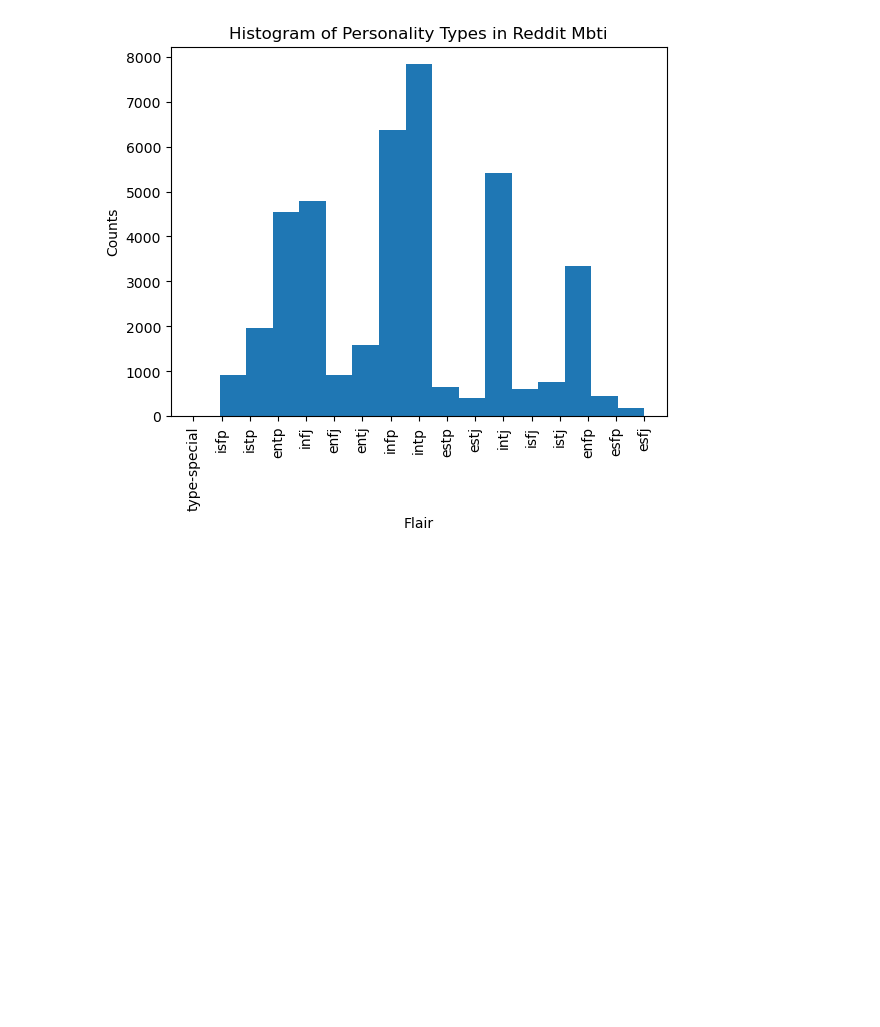
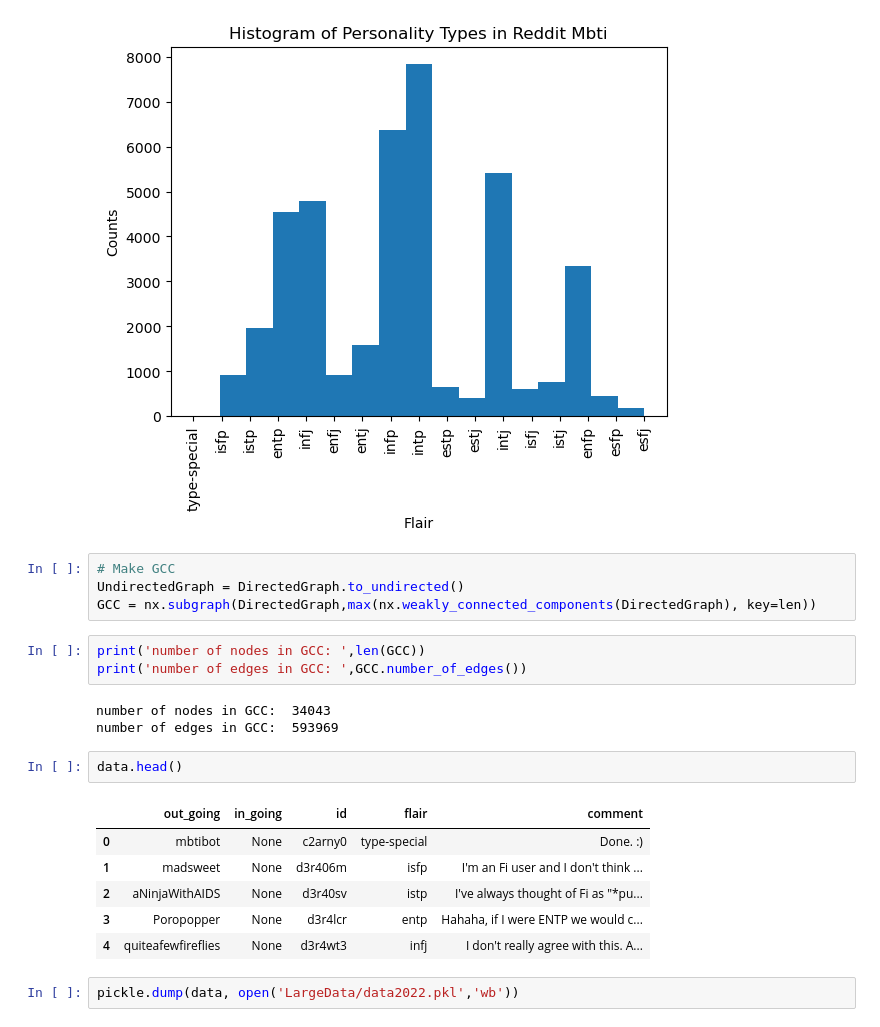
Before and after one commit to luchsonice/MBTI, a Jupyter notebook: BuildNetwork.ipynb, the cells around one changed output. Drawn from its saved outputs; the diff is of its cells as text; blank space fills up the shorter version.

```diff
--- a/BuildNetwork.ipynb
+++ b/BuildNetwork.ipynb
@@ -116,3 +116,24 @@ plt.xticks(rotation=90)
 plt.show()
 # %% [output]
 [figure]
+# %%
+# Make GCC
+UndirectedGraph = DirectedGraph.to_undirected()
+GCC = nx.subgraph(DirectedGraph,max(nx.weakly_connected_components(DirectedGraph), key=len))
+# %%
+print('number of nodes in GCC: ',len(GCC))
+print('number of edges in GCC: ',GCC.number_of_edges())
+# %% [output]
+number of nodes in GCC:  34043
+number of edges in GCC:  593969
+# %%
+data.head()
+# %% [output]
+|  | out_going | in_going | id | flair | comment |
+| 0 | mbtibot | None | c2arny0 | type-special | Done. :) |
+| 1 | madsweet | None | d3r406m | isfp | I'm an Fi user and I don't think ... |
+| 2 | aNinjaWithAIDS | None | d3r40sv | istp | I've always thought of Fi as "*pu... |
+| 3 | Poropopper | None | d3r4lcr | entp | Hahaha, if I were ENTP we would c... |
+| 4 | quiteafewfireflies | None | d3r4wt3 | infj | I don't really agree with this. A... |
+# %%
+pickle.dump(data, open('LargeData/data2022.pkl','wb'))
```
Also changed, not shown: 18 other files.
